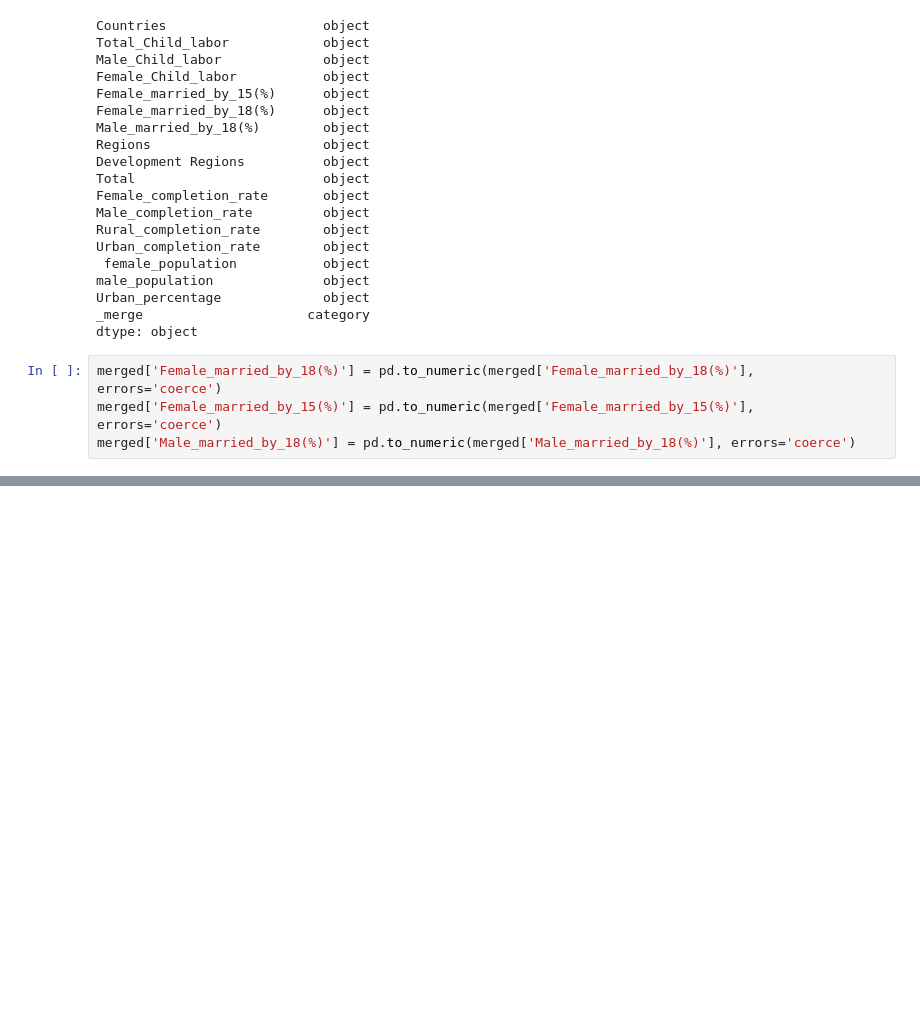
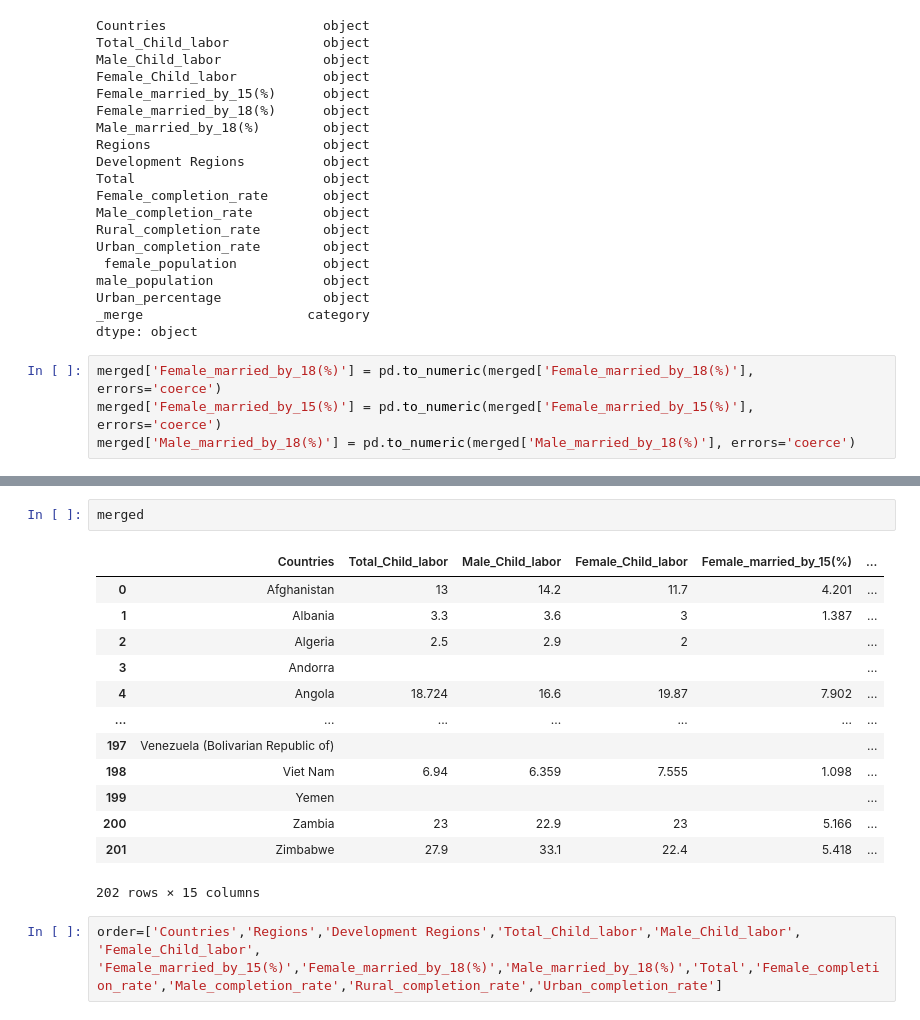
Before and after one commit to shimjide123/datman, a Jupyter notebook: PS3_by_Yu_Nong.ipynb, the cells around one changed output, grey strips where cells are left out. Cells and saved outputs as stored; diff of their text form; blank space fills up the shorter version.

```diff
--- a/PS3_by_Yu_Nong.ipynb
+++ b/PS3_by_Yu_Nong.ipynb
@@ -316,2 +316,20 @@ merged
 | 201 | Zimbabwe | 27.9 | 33.1 | 22.4 | 5.418 | ... |
 202 rows × 18 columns
+# %%
+merged
+# %% [output]
+|  | Countries | Total_Child_labor | Male_Child_labor | Female_Child_labor | Female_married_by_15(%) | ... |
+| 0 | Afghanistan | 13 | 14.2 | 11.7 | 4.201 | ... |
+| 1 | Albania | 3.3 | 3.6 | 3 | 1.387 | ... |
+| 2 | Algeria | 2.5 | 2.9 | 2 |  | ... |
+| 3 | Andorra |  |  |  |  | ... |
+| 4 | Angola | 18.724 | 16.6 | 19.87 | 7.902 | ... |
+| ... | ... | ... | ... | ... | ... | ... |
+| 197 | Venezuela (Bolivarian Republic of) |  |  |  |  | ... |
+| 198 | Viet Nam | 6.94 | 6.359 | 7.555 | 1.098 | ... |
+| 199 | Yemen |  |  |  |  | ... |
+| 200 | Zambia | 23 | 22.9 | 23 | 5.166 | ... |
+| 201 | Zimbabwe | 27.9 | 33.1 | 22.4 | 5.418 | ... |
+202 rows × 15 columns
+# %%
+order=['Countries','Regions','Development Regions','Total_Child_labor','Male_Child_labor', 'Female_Child_labor', 'Female_married_by_15(%)','Female_married_by_18(%)','Male_married_by_18(%)','Total','Female_completion_rate','Male_completion_rate','Rural_completion_rate','Urban_completion_rate']
```
Also changed, not shown: parts of 4 cells of this notebook.
